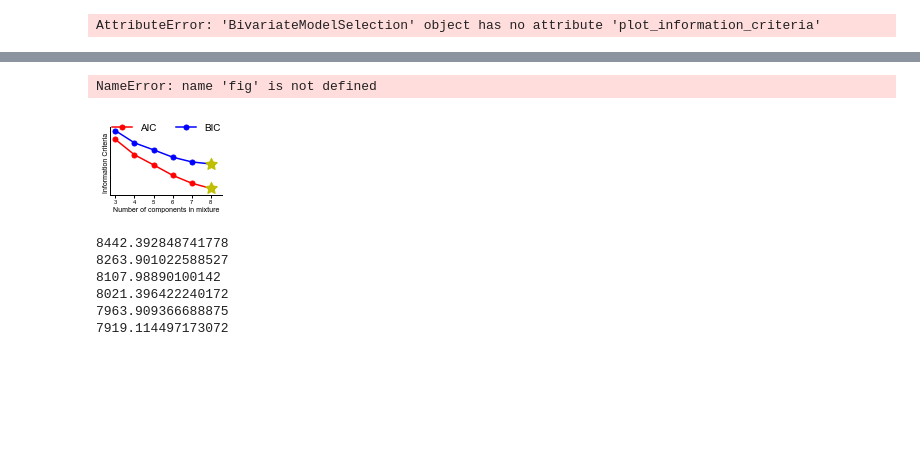
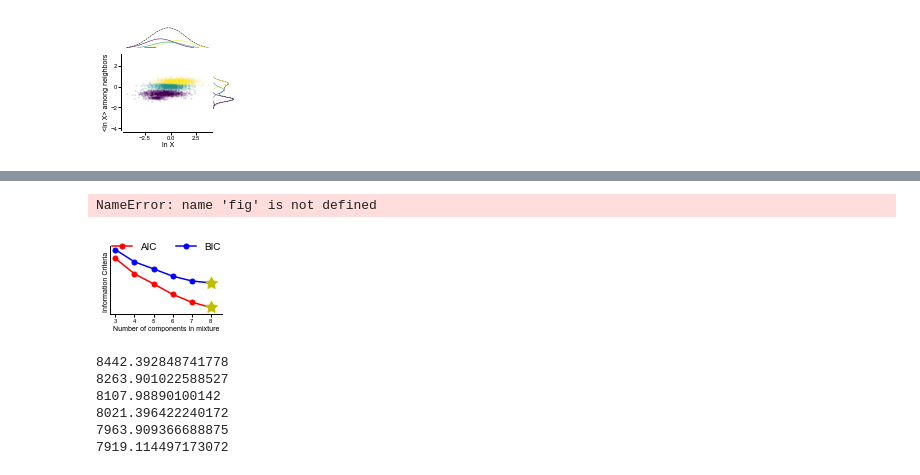
Before and after one commit to sbernasek/flyqma, a Jupyter notebook: notebooks/figures/classifier_dev.ipynb, the cells around one changed output, grey strips where cells are left out. Cells and saved outputs as stored; diff of their text form; code cells hidden in the pictures; blank space fills up the shorter version.

Commit message:
added classifier visualization in 2D

```diff
--- a/notebooks/figures/classifier_dev.ipynb
+++ b/notebooks/figures/classifier_dev.ipynb
@@ -29,5 +19,0 @@ selector = BivariateModelSelection(sampler.sample, sampler.keys, min_num_compone
-# %%
-uniselector.plot_information_criteria()
-selector.plot_information_criteria()
-# %% [output]
-AttributeError: 'BivariateModelSelection' object has no attribute 'plot_information_criteria'
@@ -37,0 +20,11 @@ selector.BIC
+# %%
+graph = WeightedGraph(data, 'clonal_marker')
+sampler = SpatialSampler(graph, 'clonal_marker', depth=3)
+# %%
+classifier = BivariateMixtureClassifier(sampler.sample, num_components=4, classify_on='clonal_marker')
+# %%
+fig = classifier.plot_bivariate_pdf(bg='w')
+c = classifier.cmap(classifier.classifier(classifier.model.values))
+_ = classifier.model.scatter(fig.ax_joint, s=1., c=c, alpha=0.1)
+# %% [output]
+[figure, added]
```
Also changed, not shown: parts of 84 cells of this notebook, 10 other files.
